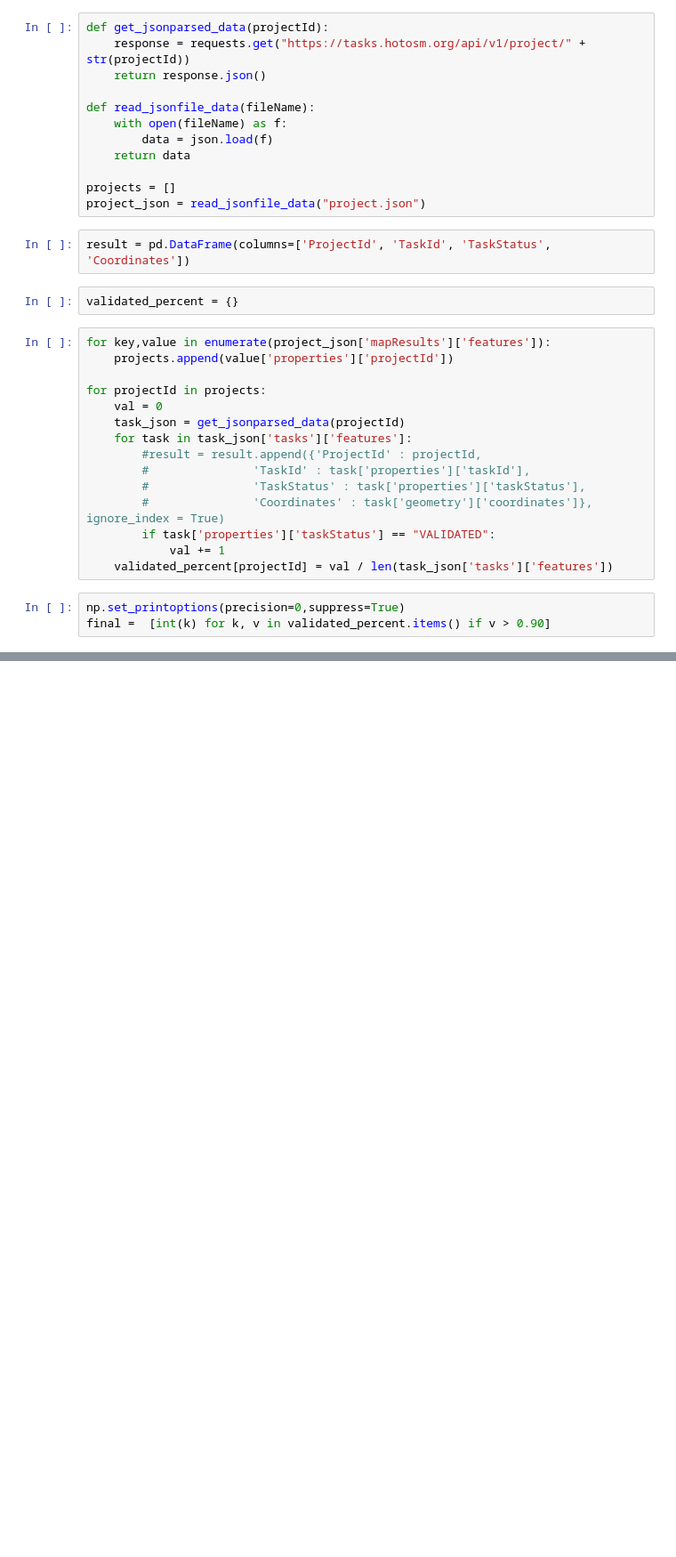
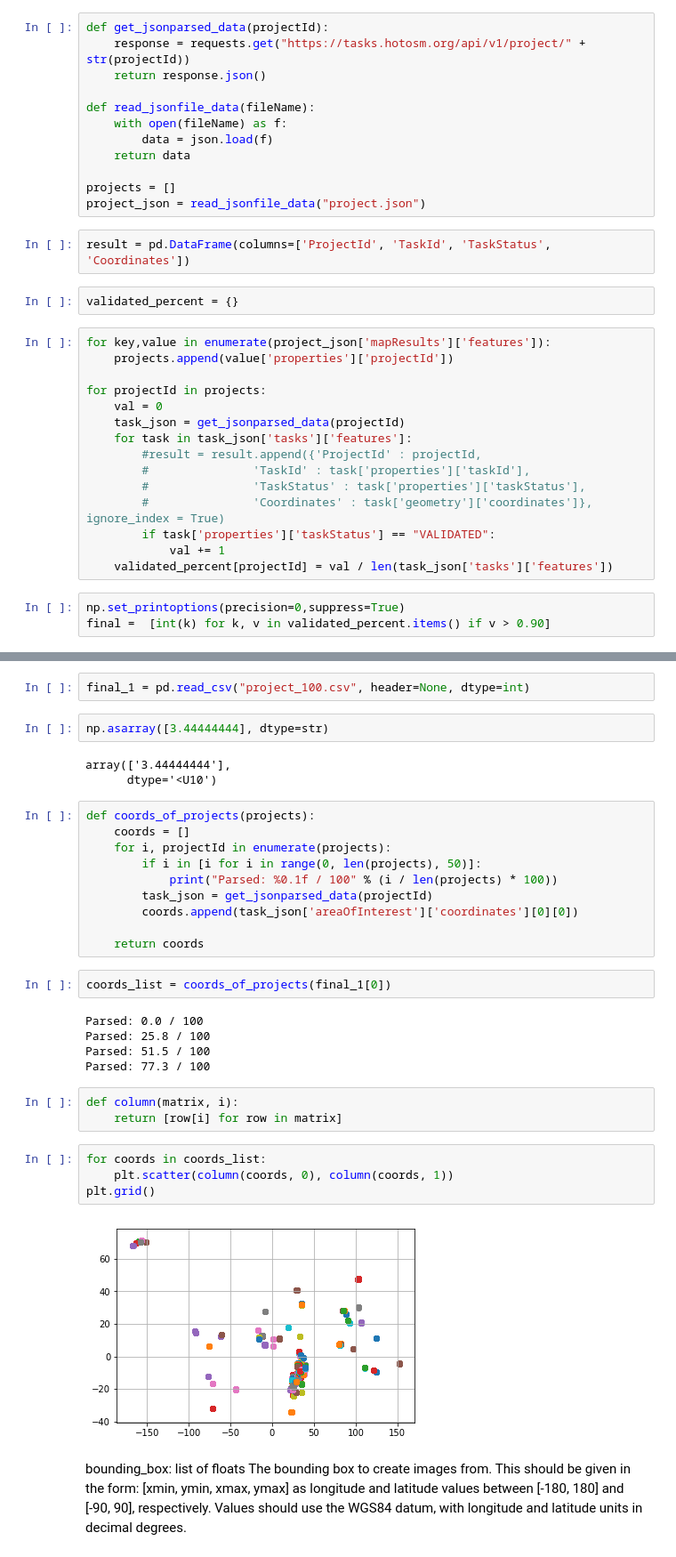
Before and after one commit to peeyushster/Semantic-Segmentation-of-Geospatial-Images, a Jupyter notebook: ProjectETL.ipynb, the cells around one changed output, grey strips where cells are left out. Shown at 89% size. Saved outputs shown, nothing was run; the diff lists cells and outputs as text; blank space fills up the shorter version.

Commit message:
coordinates added

```diff
--- a/ProjectETL.ipynb
+++ b/ProjectETL.ipynb
@@ -48,0 +53,36 @@ np.savetxt("project_90b.csv", a, delimiter=",")
+# %%
+final_1 = pd.read_csv("project_100.csv", header=None, dtype=int)
+# %%
+np.asarray([3.44444444], dtype=str)
+# %% [output]
+array(['3.44444444'],
+      dtype='<U10')
+# %%
+def coords_of_projects(projects):
+    coords = []
+    for i, projectId in enumerate(projects):
+        if i in [i for i in range(0, len(projects), 50)]:
+            print("Parsed: %0.1f / 100" % (i / len(projects) * 100))
+        task_json = get_jsonparsed_data(projectId)
+        coords.append(task_json['areaOfInterest']['coordinates'][0][0])
+
+    return coords
+# %%
+coords_list = coords_of_projects(final_1[0])
+# %% [output]
+Parsed: 0.0 / 100
+Parsed: 25.8 / 100
+Parsed: 51.5 / 100
+Parsed: 77.3 / 100
+# %%
+def column(matrix, i):
+    return [row[i] for row in matrix]
+# %%
+for coords in coords_list:
+    plt.scatter(column(coords, 0), column(coords, 1))
+plt.grid()
+# %% [output]
+[figure, added]
+# %% [markdown]
+bounding_box: list of floats
+The bounding box to create images from. This should be given in the form: [xmin, ymin, xmax, ymax] as longitude and latitude values between [-180, 180] and [-90, 90], respectively. Values should use the WGS84 datum, with longitude and latitude units in decimal degrees.
```
Also changed, not shown: parts of 26 cells of this notebook, 1 other file.
